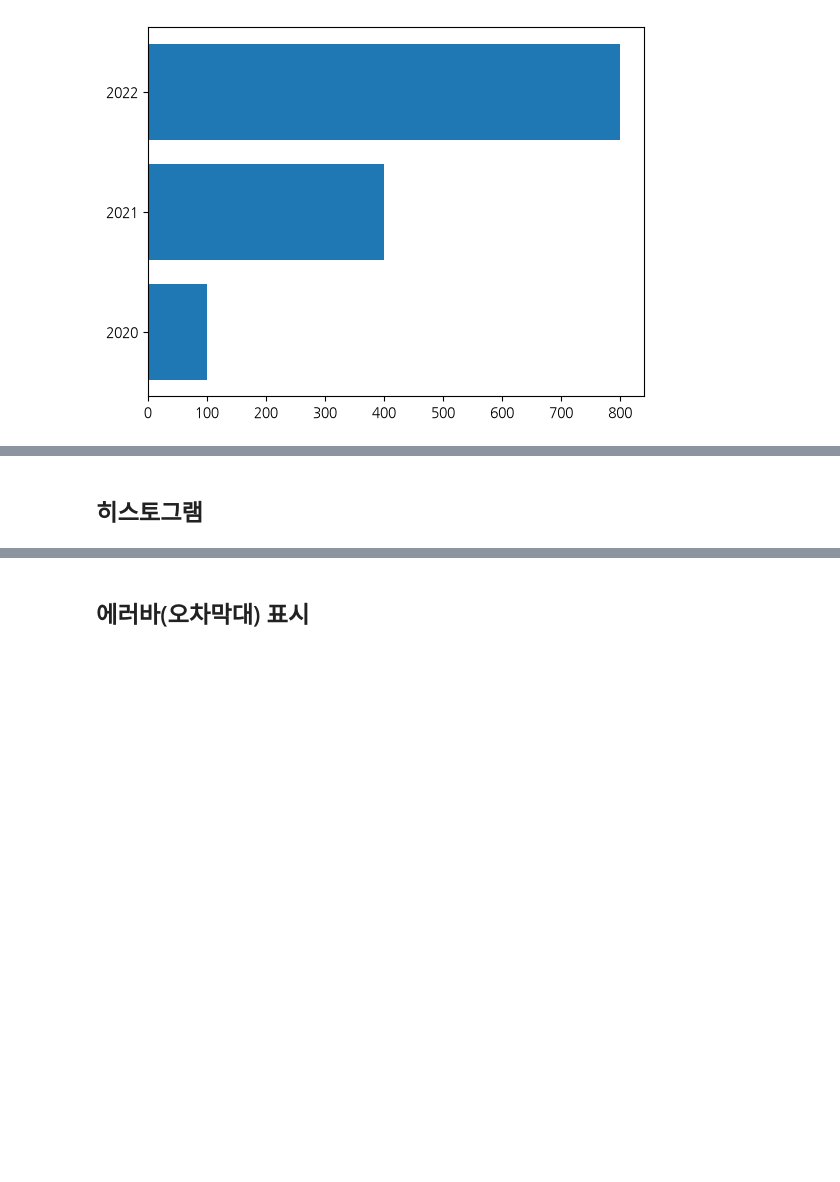
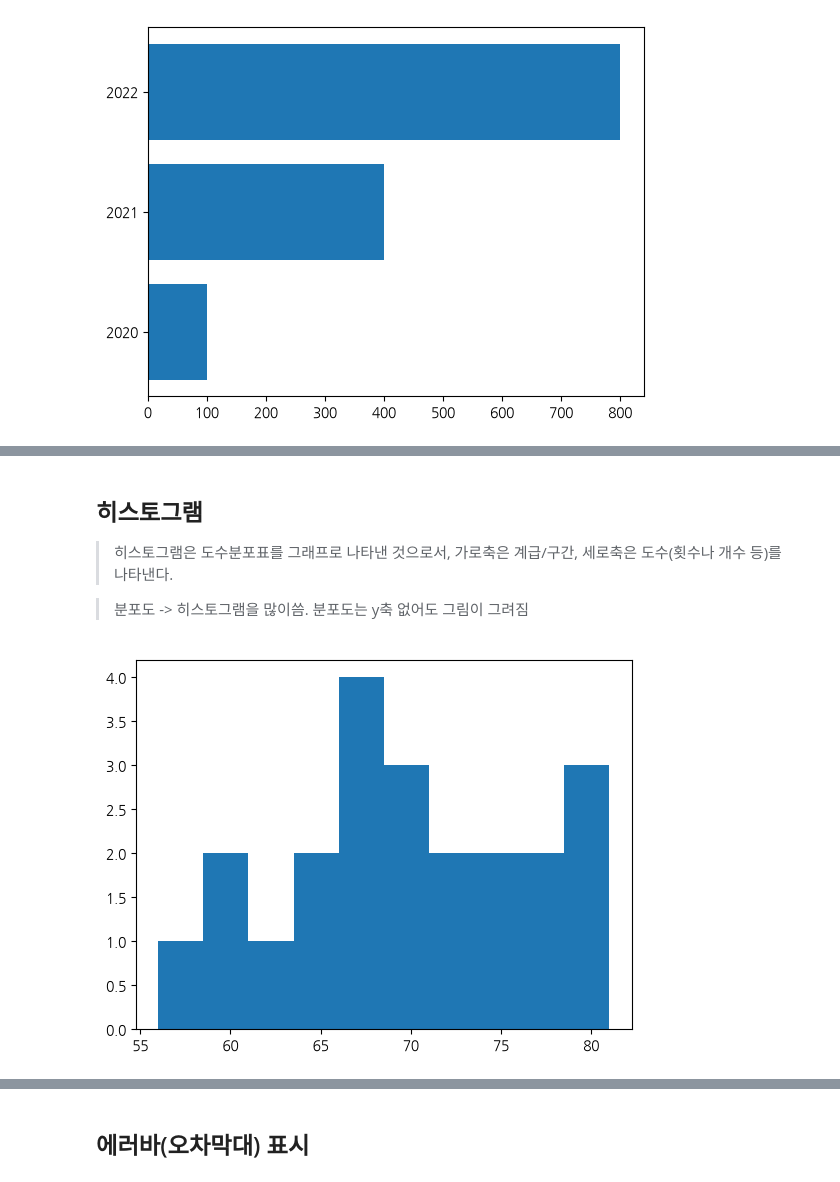
Before and after one commit to jumh991103/study_study, a Jupyter notebook: machine_learning_book/teacher_practice_2(data_vsualization).ipynb, the cells around one changed output, grey strips where cells are left out. Saved outputs shown, nothing was run; the diff lists cells and outputs as text; code cells hidden in the pictures; blank space fills up the shorter version.

```diff
--- a/machine_learning_book/teacher_practice_2(data_vsualization).ipynb
+++ b/machine_learning_book/teacher_practice_2(data_vsualization).ipynb
@@ -289,2 +325,13 @@ y = np.random.rand(n)
 # %% [markdown]
 ## 히스토그램
+> 히스토그램은 도수분포표를 그래프로 나타낸 것으로서, 가로축은 계급/구간, 세로축은 도수(횟수나 개수 등)를 나타낸다.
+
+> 분포도 -> 히스토그램을 많이씀. 분포도는 y축 없어도 그림이 그려짐
+# %%
+weight = [68, 81, 64, 56, 78, 74, 61, 77, 66, 68, 59, 71,
+          80, 59, 67, 81, 69, 73, 69, 74, 70, 65]
+
+plt.hist(weight)
+plt.show()
+# %% [output]
+[figure, added]
```
Also changed, not shown: parts of 11 cells of this notebook, 1 other file.
